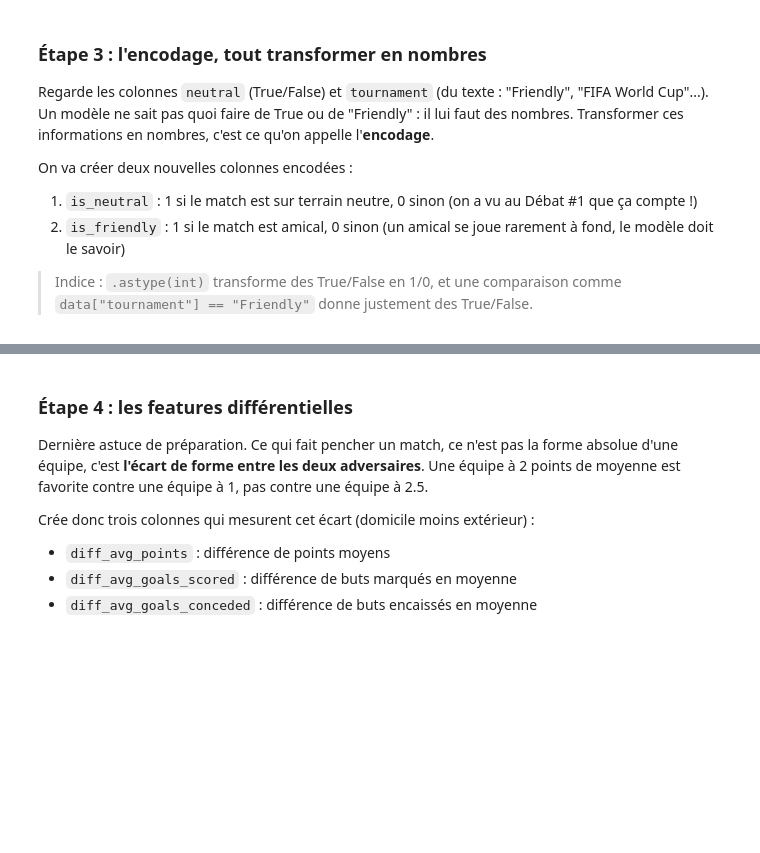
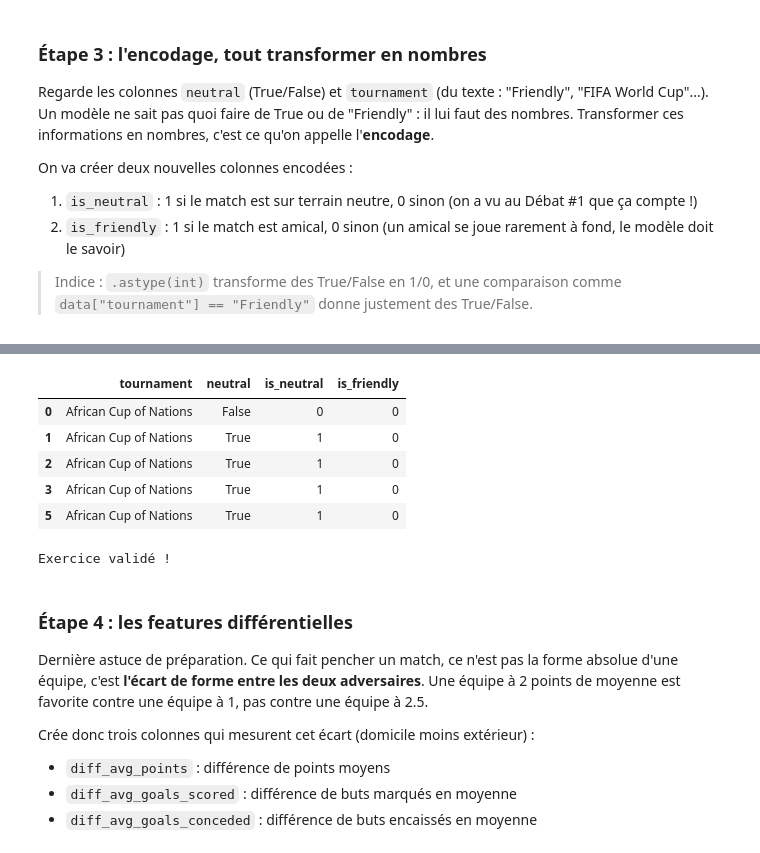
Before and after one commit to JDVegas/AI-Practical_ML-PRO, a Jupyter notebook: Cahier-Vacances-2026-main/Projet_02/projet_02.ipynb, the cells around one changed output, grey strips where cells are left out. Cells and saved outputs as stored; diff of their text form; code cells hidden in the pictures; blank space fills up the shorter version.

```diff
--- a/Cahier-Vacances-2026-main/Projet_02/projet_02.ipynb
+++ b/Cahier-Vacances-2026-main/Projet_02/projet_02.ipynb
@@ -363,14 +399,28 @@ On va créer deux nouvelles colonnes encodées :
 # %%
 ### START CODE HERE ###
+
+# Add a column to make "neutral" column a neumerical one
+data["is_neutral"] = data['neutral'].astype(int)
+
+# Add a column to when a match is friendly or not
+data["is_friendly"] = data["tournament"].apply(lambda x: x == "Friendly").astype(int)
 
 ### END CODE HERE ###
 
 display(data[["tournament", "neutral", "is_neutral", "is_friendly"]].head())
 
 assert set(data["is_neutral"].unique()) <= {0, 1}, "is_neutral doit valoir 0 ou 1"
 assert set(data["is_friendly"].unique()) <= {0, 1}, "is_friendly doit valoir 0 ou 1"
 assert data["is_friendly"].sum() == (data["tournament"] == "Friendly").sum(), "is_friendly ne correspond pas"
 print("Exercice validé !")
+# %% [output]
+|  | tournament | neutral | is_neutral | is_friendly |
+| 0 | African Cup of Nations | False | 0 | 0 |
+| 1 | African Cup of Nations | True | 1 | 0 |
+| 2 | African Cup of Nations | True | 1 | 0 |
+| 3 | African Cup of Nations | True | 1 | 0 |
+| 5 | African Cup of Nations | True | 1 | 0 |
+Exercice validé !
 # %% [markdown]
 ### Étape 4 : les features différentielles
 
```
Also changed, not shown: parts of 8 cells of this notebook.
